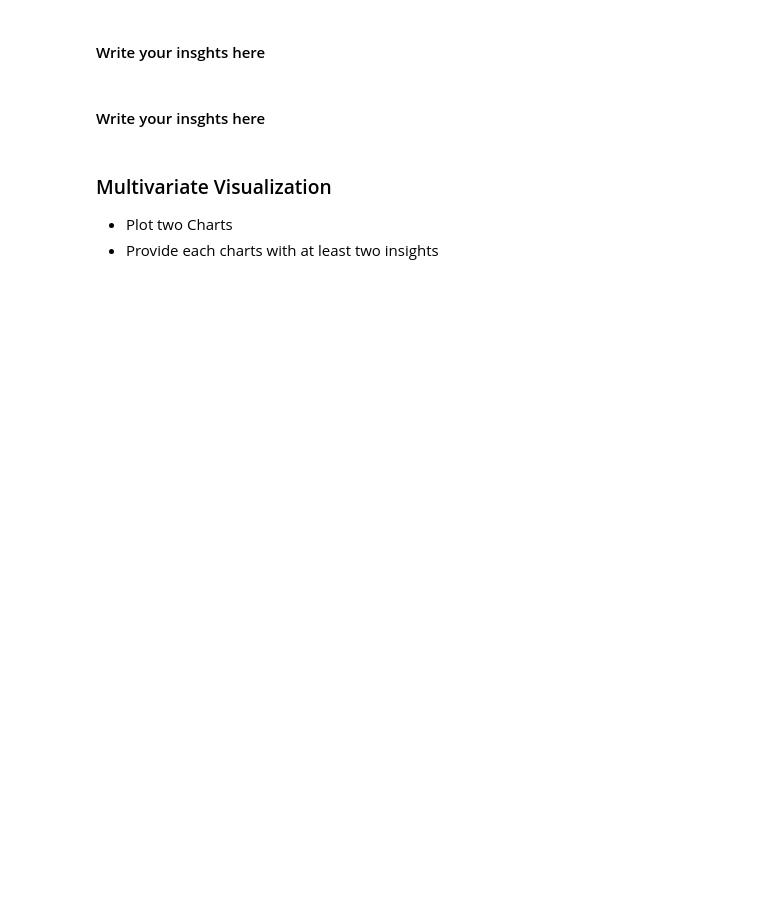
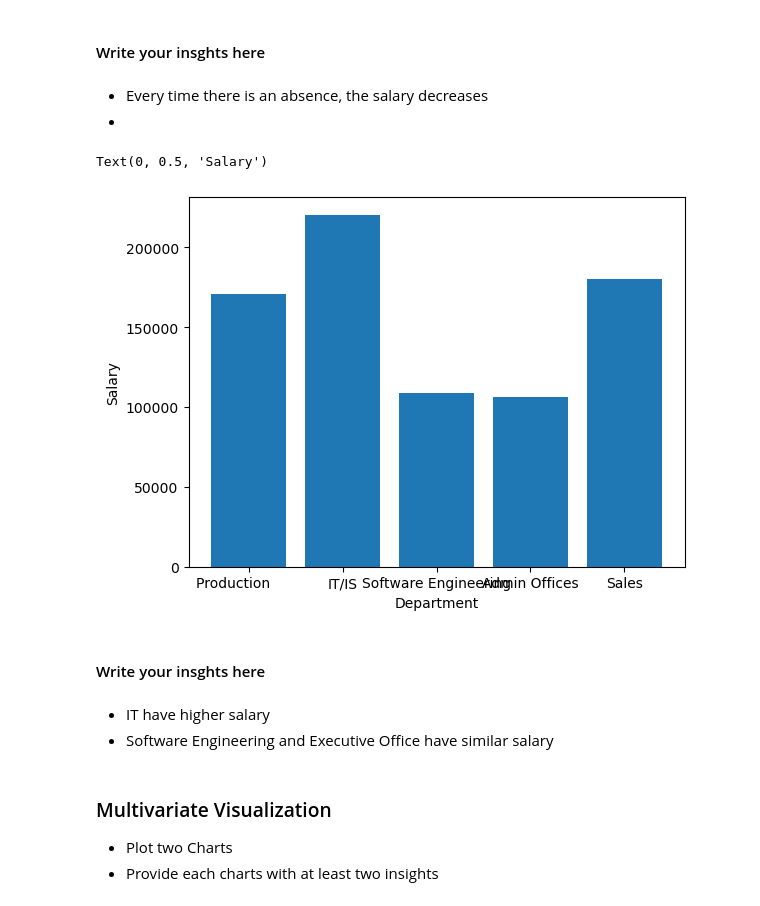
Before and after one commit to Tuwaiq-Data-Science-Bootcamp-V2/EDA-Lab1, a Jupyter notebook: EDA_Assignment .ipynb, the cells around one changed output. Cells and saved outputs as stored; diff of their text form; code cells hidden in the pictures; blank space fills up the shorter version.

```diff
--- a/EDA_Assignment .ipynb
+++ b/EDA_Assignment .ipynb
@@ -17,7 +47,20 @@
 # %% [markdown]
 #### Write your insghts here
+# %% [markdown]
+- Every time there is an absence, the salary decreases
+-
+# %%
+plt.bar(df['Department'], df['Salary'])
+plt.xlabel('Department')
+plt.ylabel('Salary')
+# %% [output]
+Text(0, 0.5, 'Salary')
+[figure, added]
 # %% [markdown]
 #### Write your insghts here
+# %% [markdown]
+- IT have higher salary
+- Software Engineering and Executive Office have similar salary
 # %% [markdown]
 ### Multivariate Visualization
 * Plot two Charts
```
Also changed, not shown: parts of 11 cells of this notebook.
